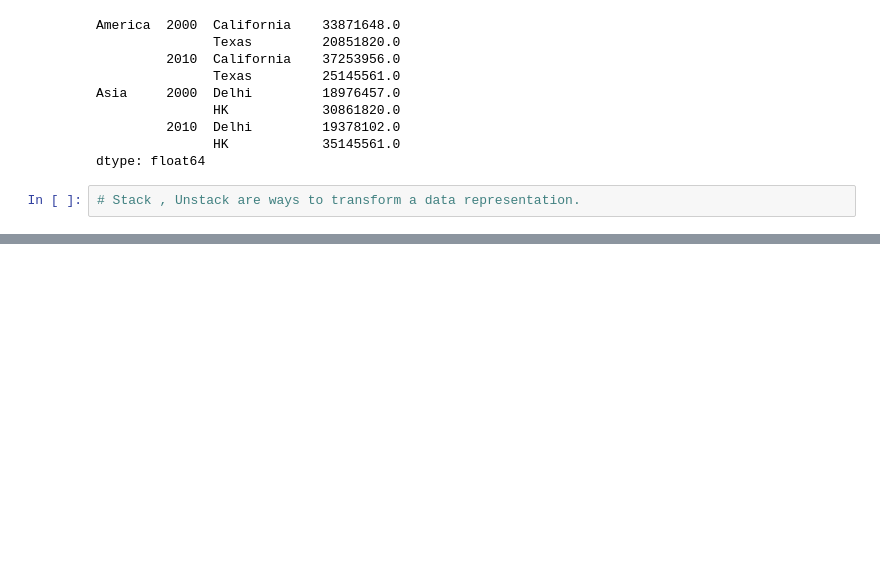
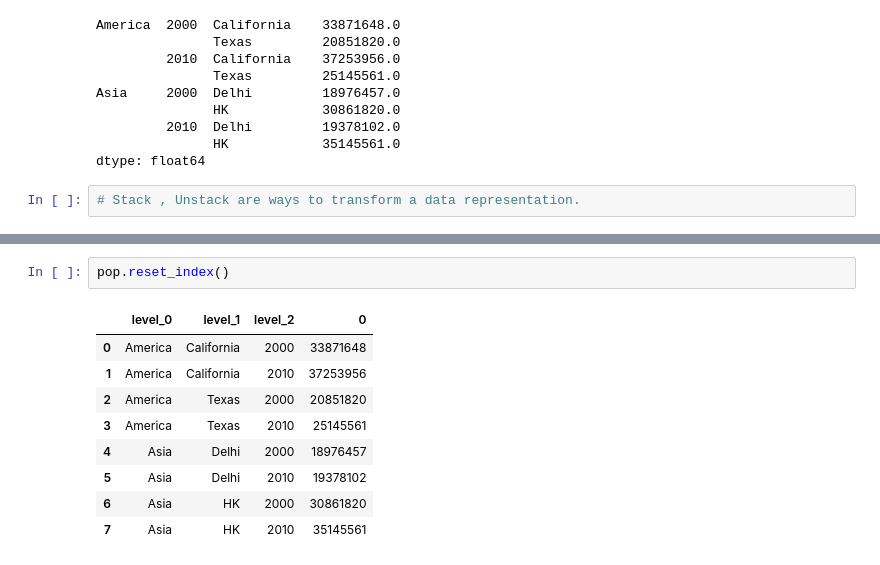
Before and after one commit to shredder47/Pandas-Examples, a Jupyter notebook: Pandas_Multi_Index_ _Stack_ _Unstack_ _Other_Transformations.ipynb, the cells around one changed output, grey strips where cells are left out. Drawn from its saved outputs; the diff is of its cells as text; blank space fills up the shorter version.

```diff
--- a/Pandas_Multi_Index_ _Stack_ _Unstack_ _Other_Transformations.ipynb
+++ b/Pandas_Multi_Index_ _Stack_ _Unstack_ _Other_Transformations.ipynb
@@ -302,0 +317,12 @@ dtype: float64
+# %%
+pop.reset_index()
+# %% [output]
+|  | level_0 | level_1 | level_2 | 0 |
+| 0 | America | California | 2000 | 33871648 |
+| 1 | America | California | 2010 | 37253956 |
+| 2 | America | Texas | 2000 | 20851820 |
+| 3 | America | Texas | 2010 | 25145561 |
+| 4 | Asia | Delhi | 2000 | 18976457 |
+| 5 | Asia | Delhi | 2010 | 19378102 |
+| 6 | Asia | HK | 2000 | 30861820 |
+| 7 | Asia | HK | 2010 | 35145561 |
```
Also changed, not shown: parts of 2 cells of this notebook.
